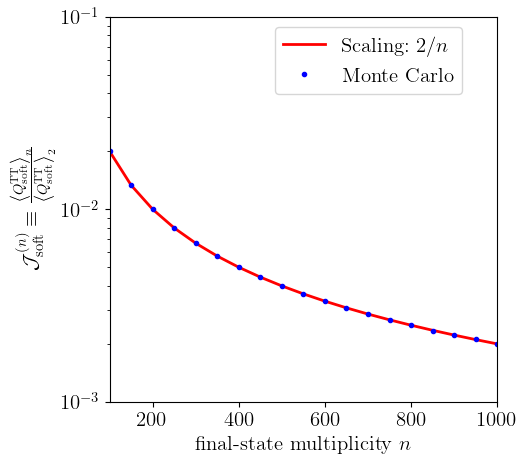
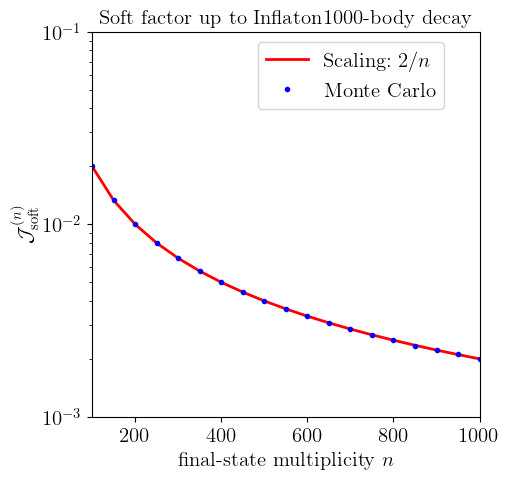
The change to this notebook cell's code, shown as a diff; its figure went from the first image to the second:
--- before
+++ after
@@ -32,9 +32,11 @@
 plt.xlabel(r"final-state multiplicity $n$")
 
+# plt.ylabel(
+#     r"$\mathcal J_{\rm soft}^{(n)}\equiv \frac{\left\langle Q_{\rm soft}^{\rm TT}\right\rangle_n}{\left\langle Q_{\rm soft}^{\rm TT}\right\rangle_2}$"
+# )
+
 plt.ylabel(
-    r"$\mathcal J_{\rm soft}^{(n)}\equiv \frac{\left\langle Q_{\rm soft}^{\rm TT}\right\rangle_n}{\left\langle Q_{\rm soft}^{\rm TT}\right\rangle_2}$"
+    r"$\mathcal J_{\rm soft}^{(n)}$"
 )
-
-
 
 ax.set_xlim(100, 1000)
@@ -42,4 +44,5 @@
 # ax.set_xscale('log')
 ax.set_yscale('log')
+plt.title(r'$\text{Soft factor up to Inflaton}1000\text{-body decay}$', fontsize=15)
 
 # ax.grid(True, which="both", linestyle=":", linewidth=0.8, alpha=0.6)

Commit: Add files via upload